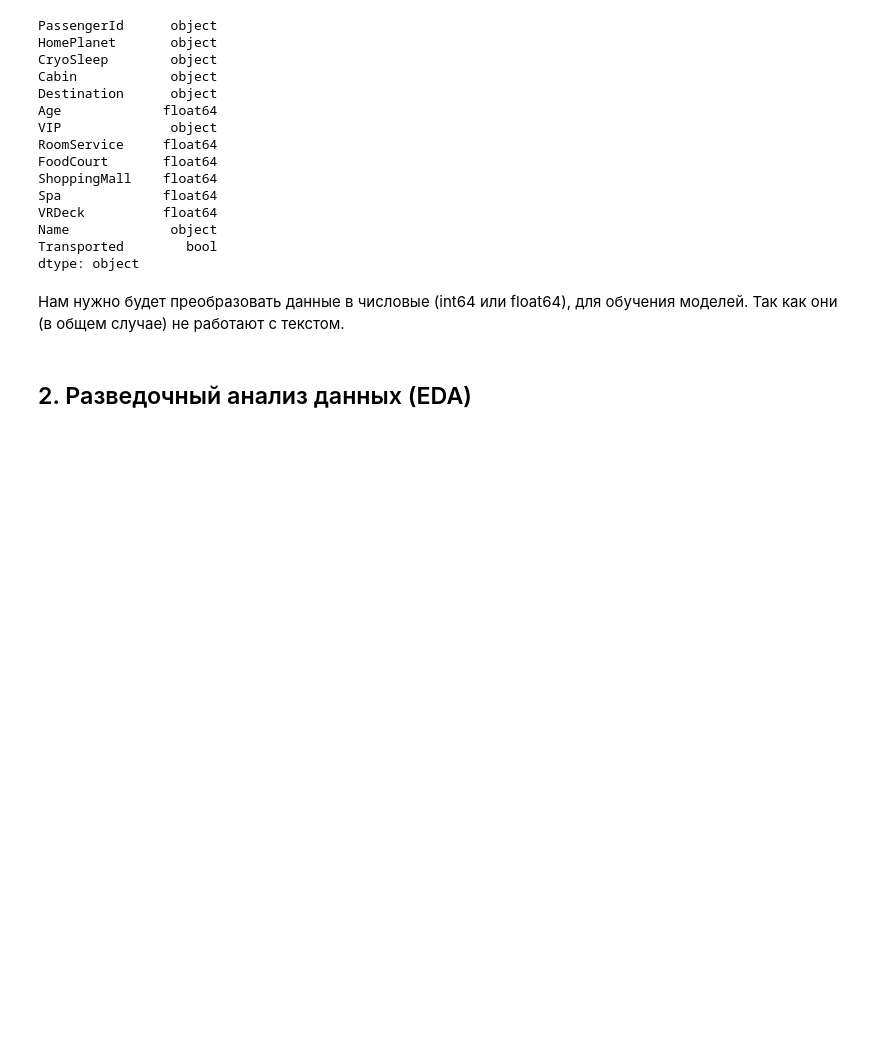
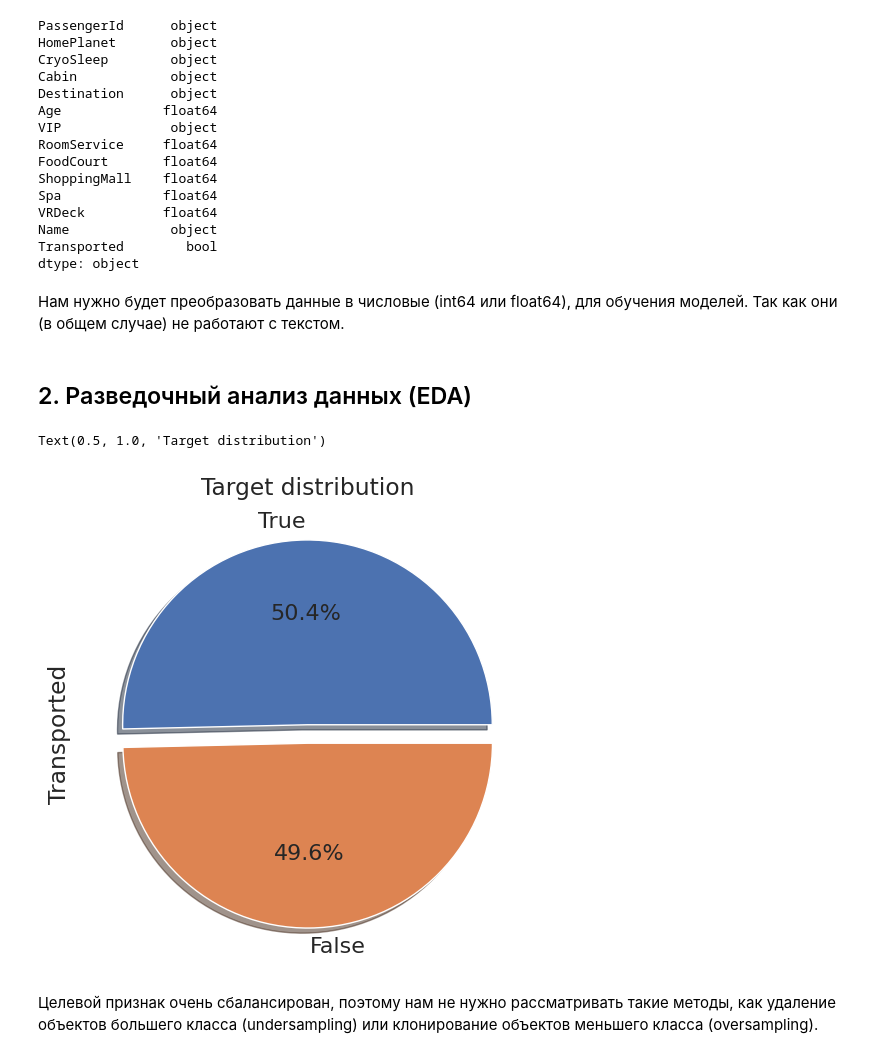
Before and after one commit to juliana-zh/ML, a Jupyter notebook: Spaceship_Titanic.ipynb, the cells around one changed output. Drawn from its saved outputs; the diff is of its cells as text; code cells hidden in the pictures; blank space fills up the shorter version.

```diff
--- a/Spaceship_Titanic.ipynb
+++ b/Spaceship_Titanic.ipynb
@@ -257,3 +257,14 @@ dtype: object
 Нам нужно будет преобразовать данные в числовые (int64 или float64), для обучения моделей. Так как они (в общем случае) не работают с текстом.
 # %% [markdown]
 ## 2. Разведочный анализ данных (EDA)
+# %%
+# Figure size
+plt.figure(figsize=(6,6))
+
+# Pie plot
+train['Transported'].value_counts().plot.pie(explode=[0.05,0.05], autopct='%1.1f%%', shadow=True, textprops={'fontsize':16}).set_title("Target distribution")
+# %% [output]
+Text(0.5, 1.0, 'Target distribution')
+[figure, added]
+# %% [markdown]
+Целевой признак очень сбалансирован, поэтому нам не нужно рассматривать такие методы, как удаление объектов большего класса (undersampling) или клонирование объектов меньшего класса (oversampling).
```
